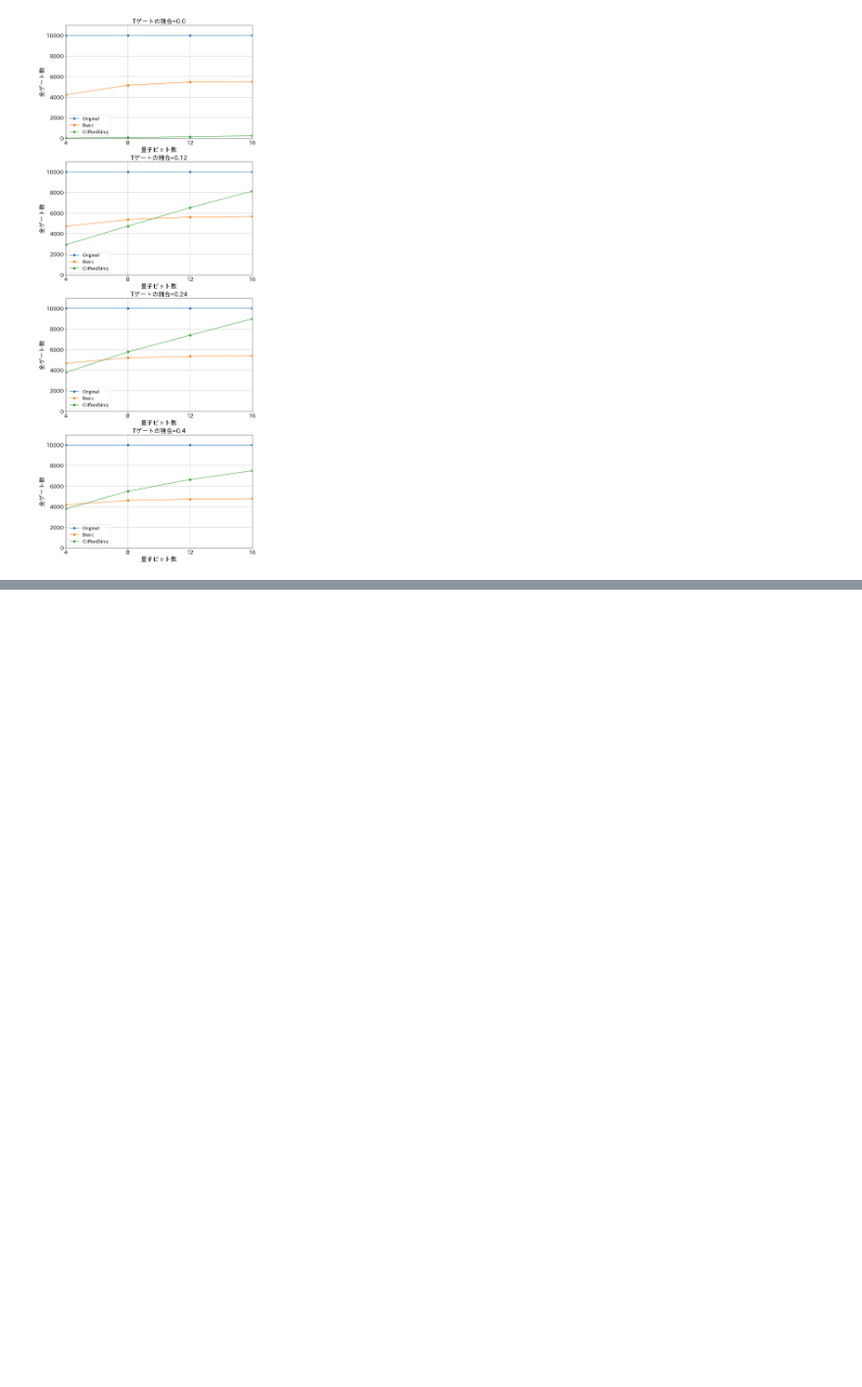
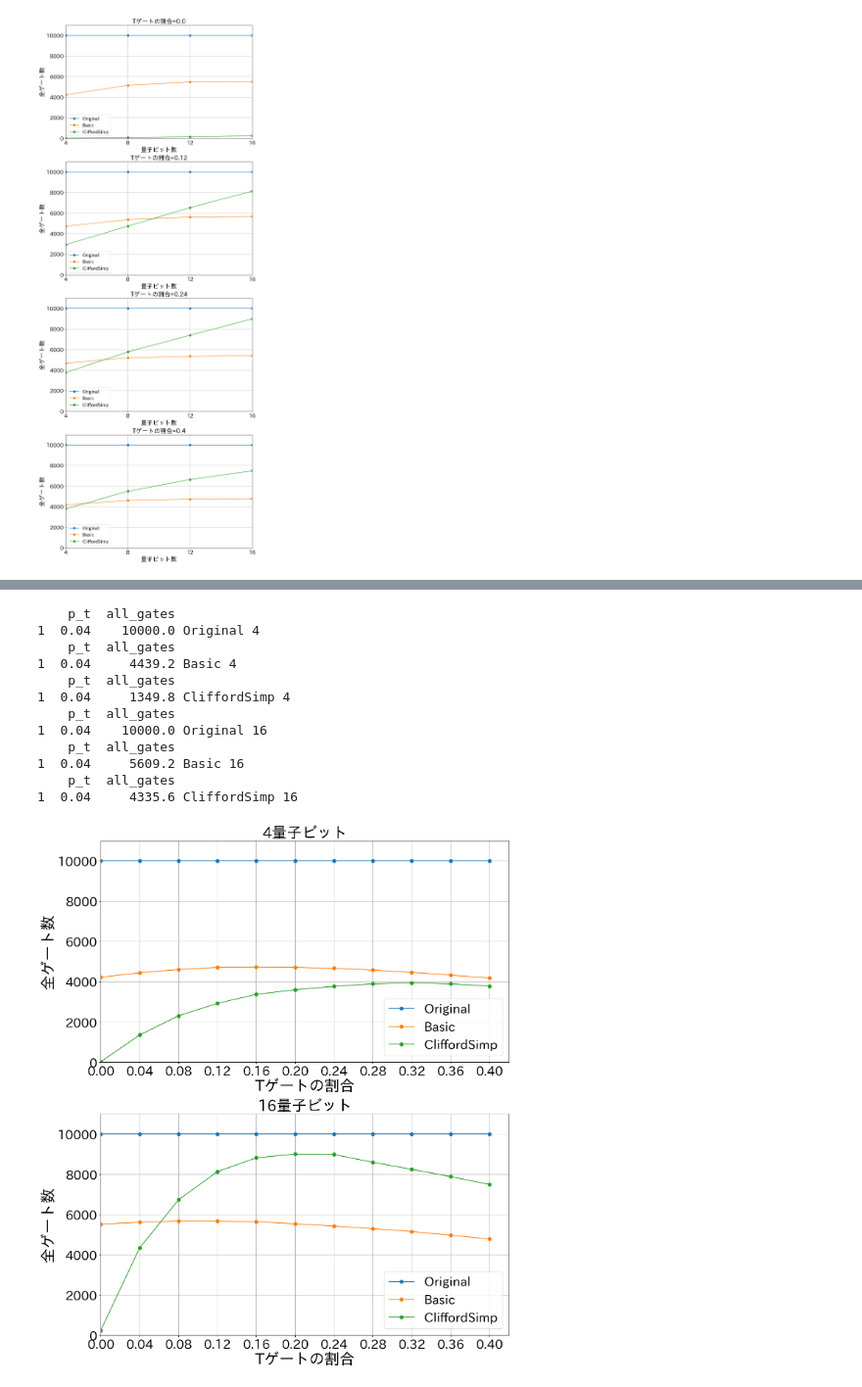
Before and after one commit to ryo02puyopuyo/forpyzx, a Jupyter notebook: creategraph/0120create_soturon_1.ipynb, the cells around one changed output, grey strips where cells are left out. Shown at 98% size. Saved outputs shown, nothing was run; the diff lists cells and outputs as text; code cells hidden in the pictures; blank space fills up the shorter version.

```diff
--- a/creategraph/0120create_soturon_1.ipynb
+++ b/creategraph/0120create_soturon_1.ipynb
@@ -264,33 +264,47 @@ plt.show()
 # %%
 #スライド用
 # 全ゲート数
 qubits = [4,16]
 gates = 10000
 p_t_lists = [i * 0.04 for i in range(0, 11)]
 optimize_name = ["Original","Basic","CliffordSimp"]
 
 #fig,axes = plt.subplots(7,11)
-fig, ax = plt.subplots(len(qubits),figsize=(10, 25),constrained_layout=True)
+fig, ax = plt.subplots(len(qubits),figsize=(13, 15),constrained_layout=True)
 
 #p_tを変化させた時のゲート数
 for qubit in range(len(qubits)):
-        ax[qubit].set_title(f"{qubits[qubit]}量子ビット",fontsize=20)
-        ax[qubit].set_xlabel("Tゲートの割合",fontsize=20)
-        ax[qubit].set_ylabel("全ゲート数",fontsize=20)
+        ax[qubit].set_title(f"{qubits[qubit]}量子ビット",fontsize=30)
+        ax[qubit].set_xlabel("Tゲートの割合",fontsize=30)
+        ax[qubit].set_ylabel("全ゲート数",fontsize=30)
         ax[qubit].set_xlim(min(p_t_lists),max(p_t_lists)+0.02)
         ax[qubit].set_xticks(p_t_lists)
         ax[qubit].set_ylim(0,gates*1.1)
         ax[qubit].grid(True)
-        ax[qubit].tick_params(labelsize=18)
+        ax[qubit].tick_params(labelsize=25)
 
         for optimize in optimize_name:
             data = df[(df["optimize_name"] == optimize) &  (df["qubit"] == qubits[qubit]) ]
 
             mean_data = (data.groupby("p_t", as_index=False)["all_gates"].mean())
             print(mean_data[mean_data["p_t"] == 0.04] , optimize ,qubits[qubit])
 
             ax[qubit].plot(mean_data["p_t"],mean_data["all_gates"],plot_style,linestyle='-',markersize=7,label=optimize)
-            ax[qubit].legend(fontsize=15)
+            ax[qubit].legend(fontsize=25)
 
 plt.savefig("/home/rest/forpyzx/soturon_gazou/all_gates.pdf", format="pdf")
 plt.show()
+# %% [output]
+    p_t  all_gates
+1  0.04    10000.0 Original 4
+    p_t  all_gates
+1  0.04     4439.2 Basic 4
+    p_t  all_gates
+1  0.04     1349.8 CliffordSimp 4
+    p_t  all_gates
+1  0.04    10000.0 Original 16
+    p_t  all_gates
+1  0.04     5609.2 Basic 16
+    p_t  all_gates
+1  0.04     4335.6 CliffordSimp 16
+[figure, added]
```
Also changed, not shown: parts of 4 cells of this notebook, 3 other files.
